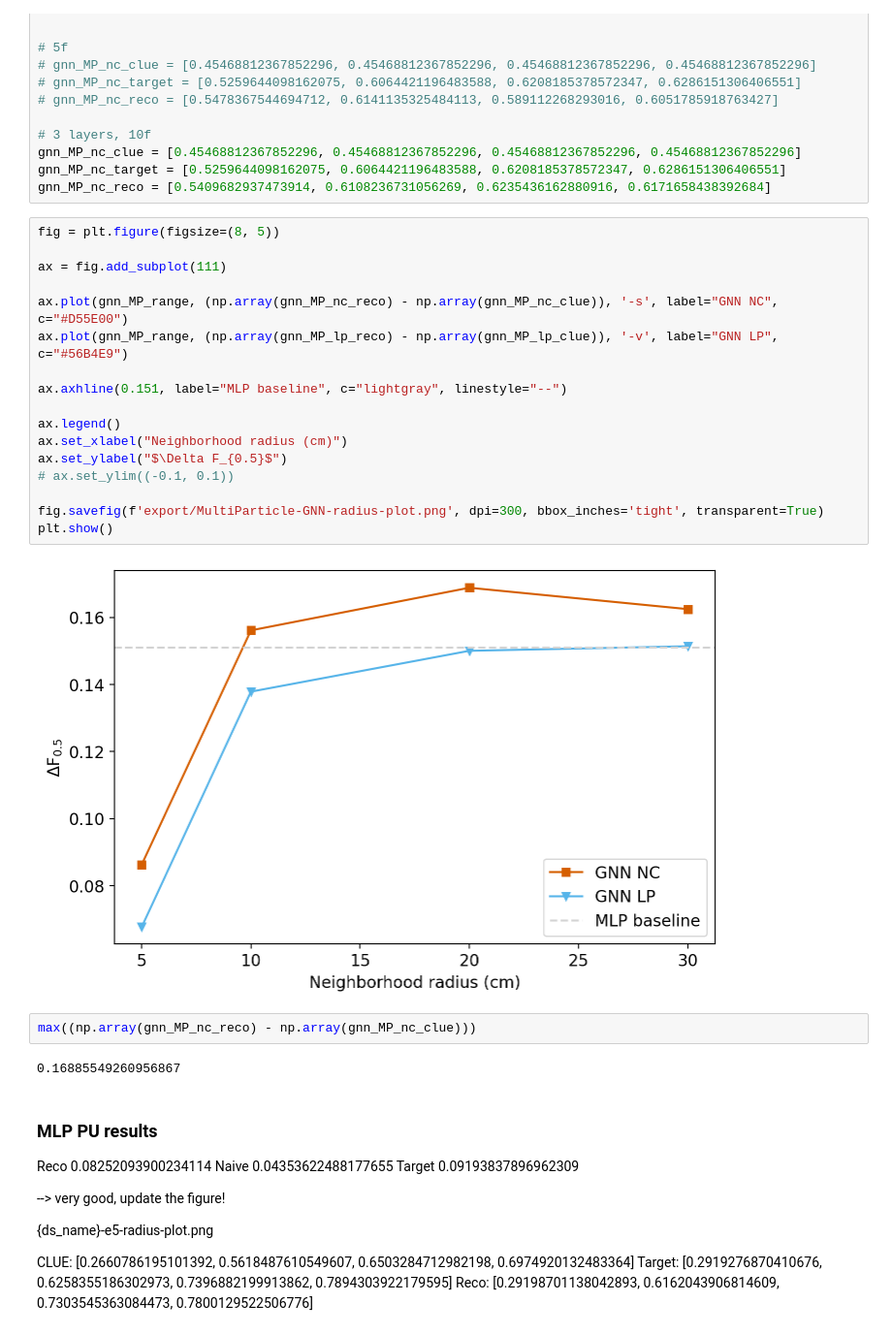
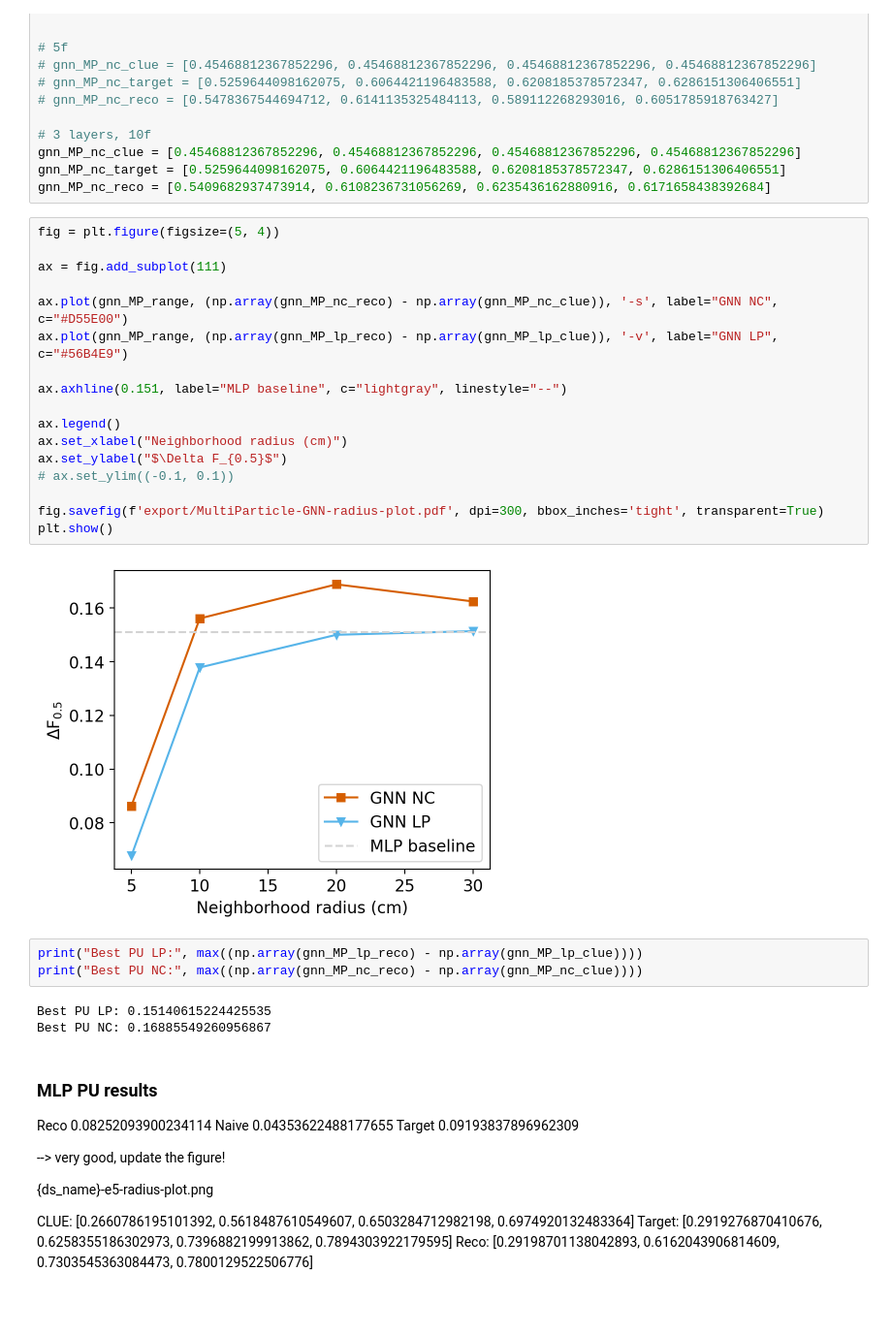
Before and after one commit to edcuba/TICLHack22_PatternReco, a Jupyter notebook: plotting.ipynb, the cells around one changed output. Shown at 97% size. Drawn from its saved outputs; the diff is of its cells as text; blank space fills up the shorter version.

```diff
--- a/plotting.ipynb
+++ b/plotting.ipynb
@@ -117,28 +130,30 @@ gnn_MP_nc_clue = [0.45468812367852296, 0.45468812367852296, 0.45468812367852296,
 gnn_MP_nc_target = [0.5259644098162075, 0.6064421196483588, 0.6208185378572347, 0.6286151306406551]
 gnn_MP_nc_reco = [0.5409682937473914, 0.6108236731056269, 0.6235436162880916, 0.6171658438392684]
 # %%
-fig = plt.figure(figsize=(8, 5))
+fig = plt.figure(figsize=(5, 4))
 
 ax = fig.add_subplot(111)
 
 ax.plot(gnn_MP_range, (np.array(gnn_MP_nc_reco) - np.array(gnn_MP_nc_clue)), '-s', label="GNN NC", c="#D55E00")
 ax.plot(gnn_MP_range, (np.array(gnn_MP_lp_reco) - np.array(gnn_MP_lp_clue)), '-v', label="GNN LP", c="#56B4E9")
 
 ax.axhline(0.151, label="MLP baseline", c="lightgray", linestyle="--")
 
 ax.legend()
 ax.set_xlabel("Neighborhood radius (cm)")
 ax.set_ylabel("$\Delta F_{0.5}$")
 # ax.set_ylim((-0.1, 0.1))
 
-fig.savefig(f'export/MultiParticle-GNN-radius-plot.png', dpi=300, bbox_inches='tight', transparent=True)
+fig.savefig(f'export/MultiParticle-GNN-radius-plot.pdf', dpi=300, bbox_inches='tight', transparent=True)
 plt.show()
 # %% [output]
-[figure, old version]
+[figure, new version]
-# %%
-max((np.array(gnn_MP_nc_reco) - np.array(gnn_MP_nc_clue)))
-# %% [output]
-0.16885549260956867
+# %%
+print("Best PU LP:", max((np.array(gnn_MP_lp_reco) - np.array(gnn_MP_lp_clue))))
+print("Best PU NC:", max((np.array(gnn_MP_nc_reco) - np.array(gnn_MP_nc_clue))))
+# %% [output]
+Best PU LP: 0.15140615224425535
+Best PU NC: 0.16885549260956867
 # %% [markdown]
 ### MLP PU results
 
```
Also changed, not shown: parts of 11 cells of this notebook, 44 other files.
